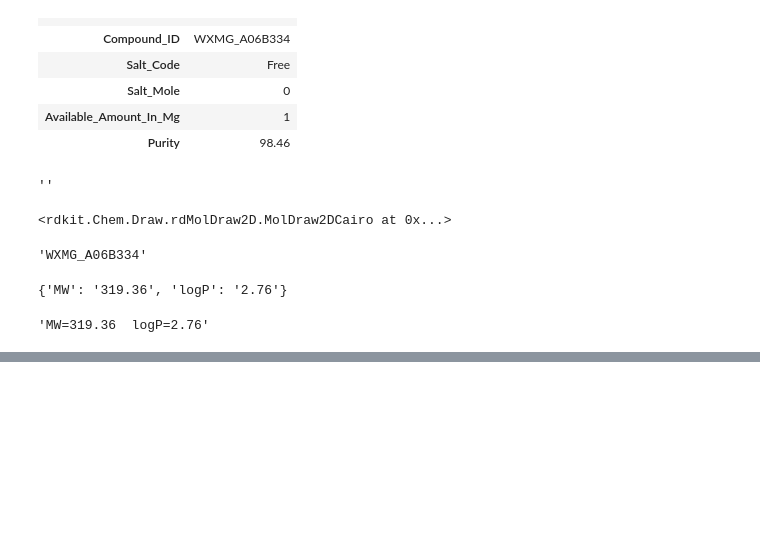
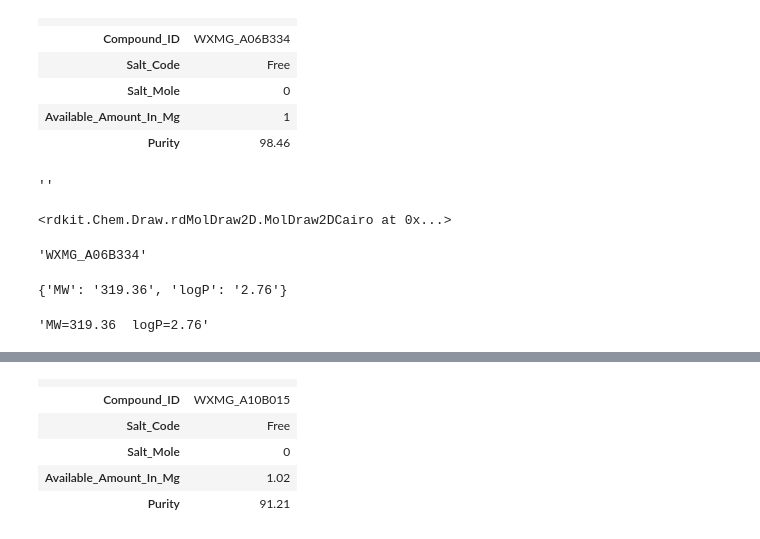
Before and after one commit to lutfia95/chempa, a Jupyter notebook: ana.ipynb, the cells around one changed output, grey strips where cells are left out. Cells and saved outputs as stored; diff of their text form; code cells hidden in the pictures; blank space fills up the shorter version.

```diff
--- a/ana.ipynb
+++ b/ana.ipynb
@@ -158,0 +306,9 @@ get_prop_string(MOLS[0], ["MW","logP"])
+# %%
+MOLS[7]
+# %% [output]
+|  |  |
+| Compound_ID | WXMG_A10B015 |
+| Salt_Code | Free |
+| Salt_Mole | 0 |
+| Available_Amount_In_Mg | 1.02 |
+| Purity | 91.21 |
```
Also changed, not shown: parts of 7 cells of this notebook, 14 other files.
